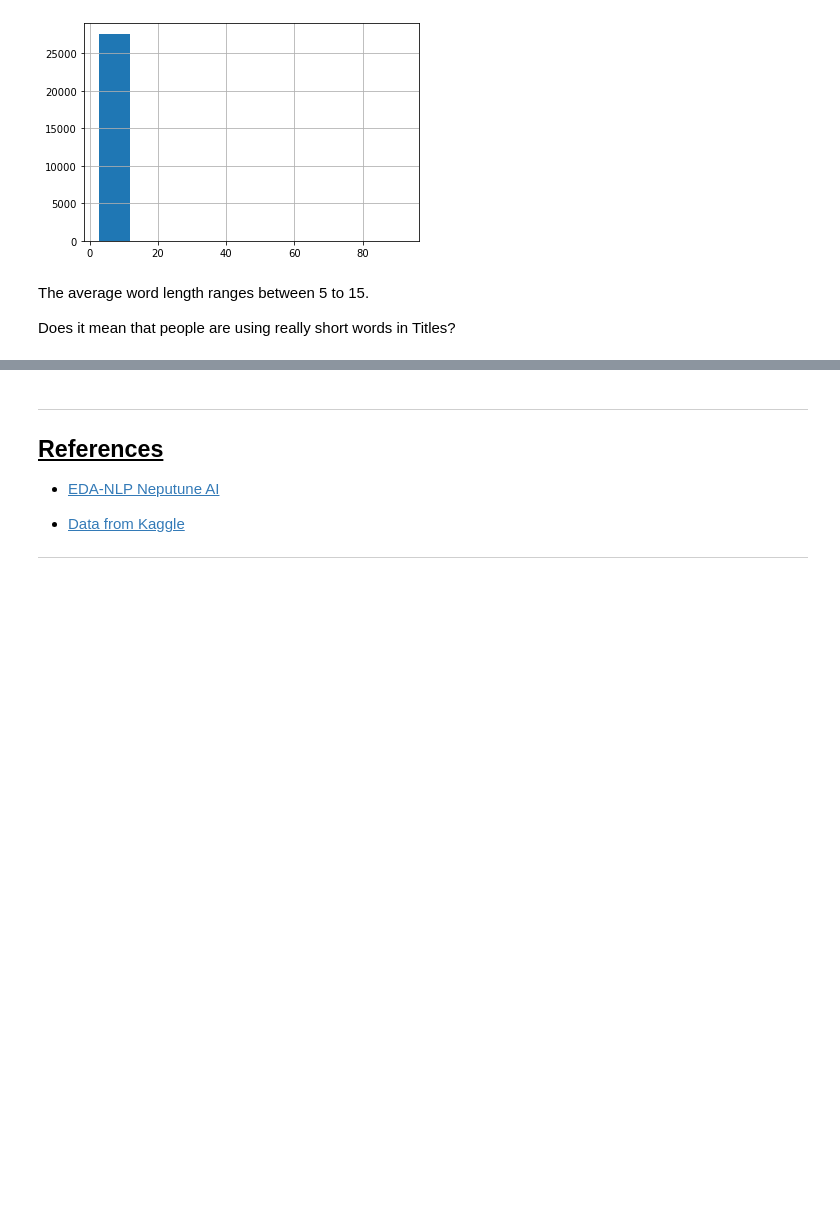
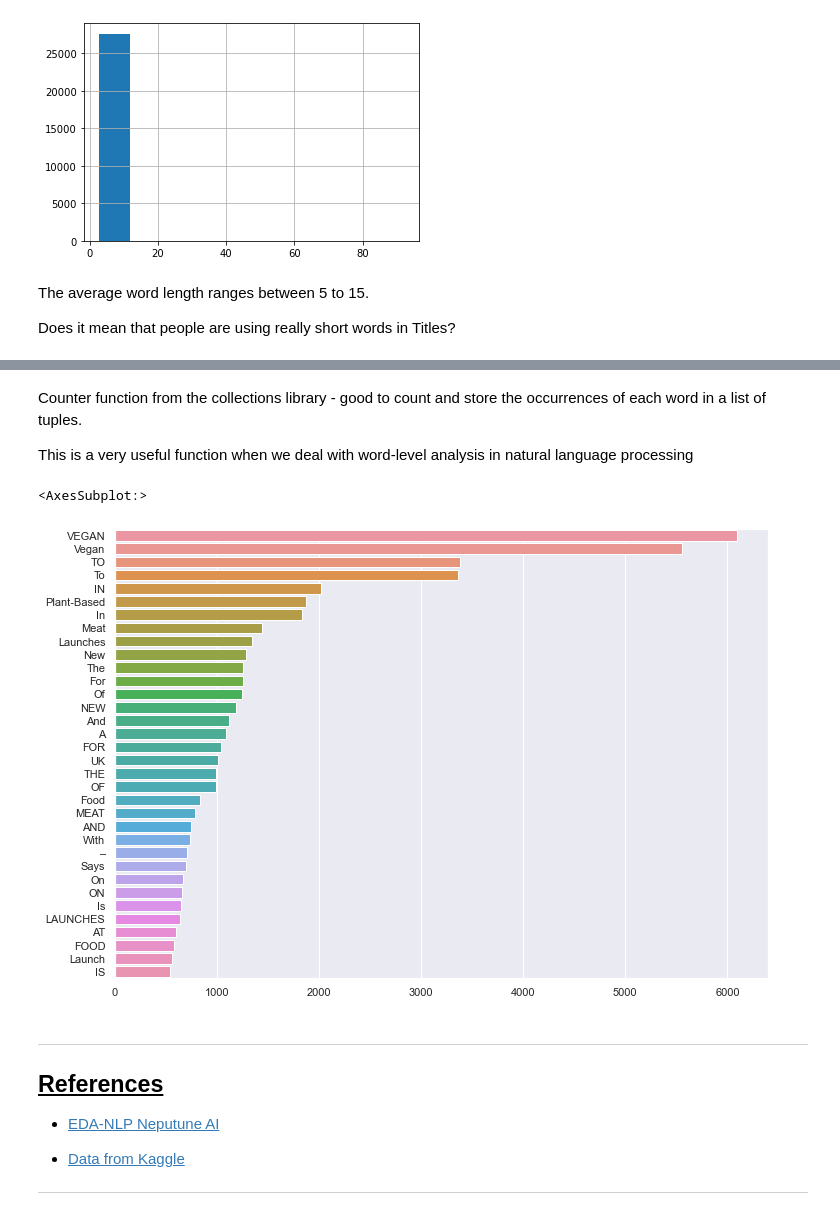
Before and after one commit to NikkiBytes/NaturalLanguageProcessing, a Jupyter notebook: vegan_article_eda.ipynb, the cells around one changed output, grey strips where cells are left out. Drawn from its saved outputs; the diff is of its cells as text; code cells hidden in the pictures; blank space fills up the shorter version.

```diff
--- a/vegan_article_eda.ipynb
+++ b/vegan_article_eda.ipynb
@@ -59,3 +110,26 @@ Does it mean that people are using really short words in Titles?
+# %% [markdown]
+Counter function from the collections library -  good to count and store the occurrences of each word in a list of tuples.
+
+  This is a very useful function when we deal with word-level analysis in natural language processing
+# %%
+from collections import Counter
+import seaborn as sns
+sns.set(rc={'figure.figsize':(11.7,8.27)})
+
+
+counter=Counter(corpus)
+most=counter.most_common()
+
+x, y= [], []
+for word,count in most[:40]:
+    if (word not in stop):
+        x.append(word)
+        y.append(count)
+
+sns.barplot(x=y,y=x, )
+# %% [output]
+<AxesSubplot:>
+[figure, added]
 # %% [markdown]
 ---
 ## <u>References</u>
```
Also changed, not shown: parts of 8 cells of this notebook.
